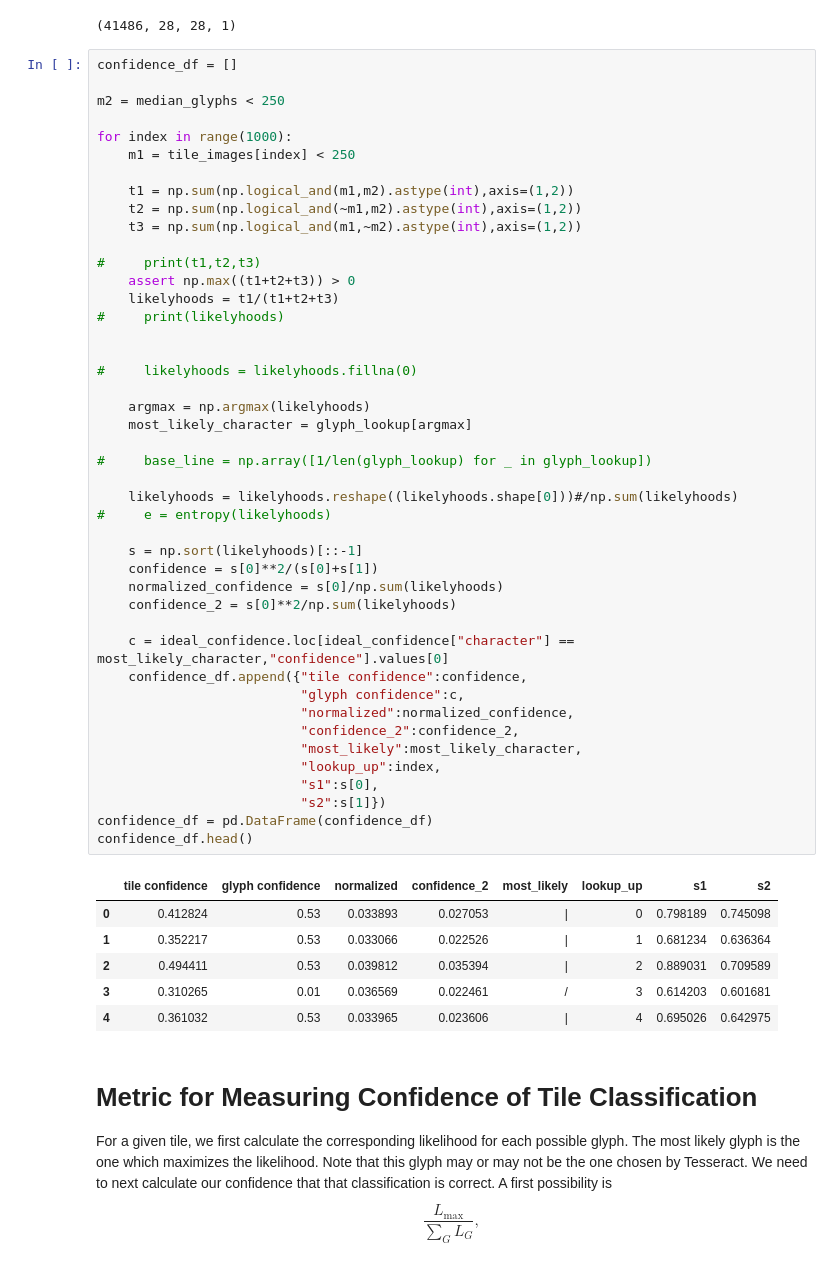
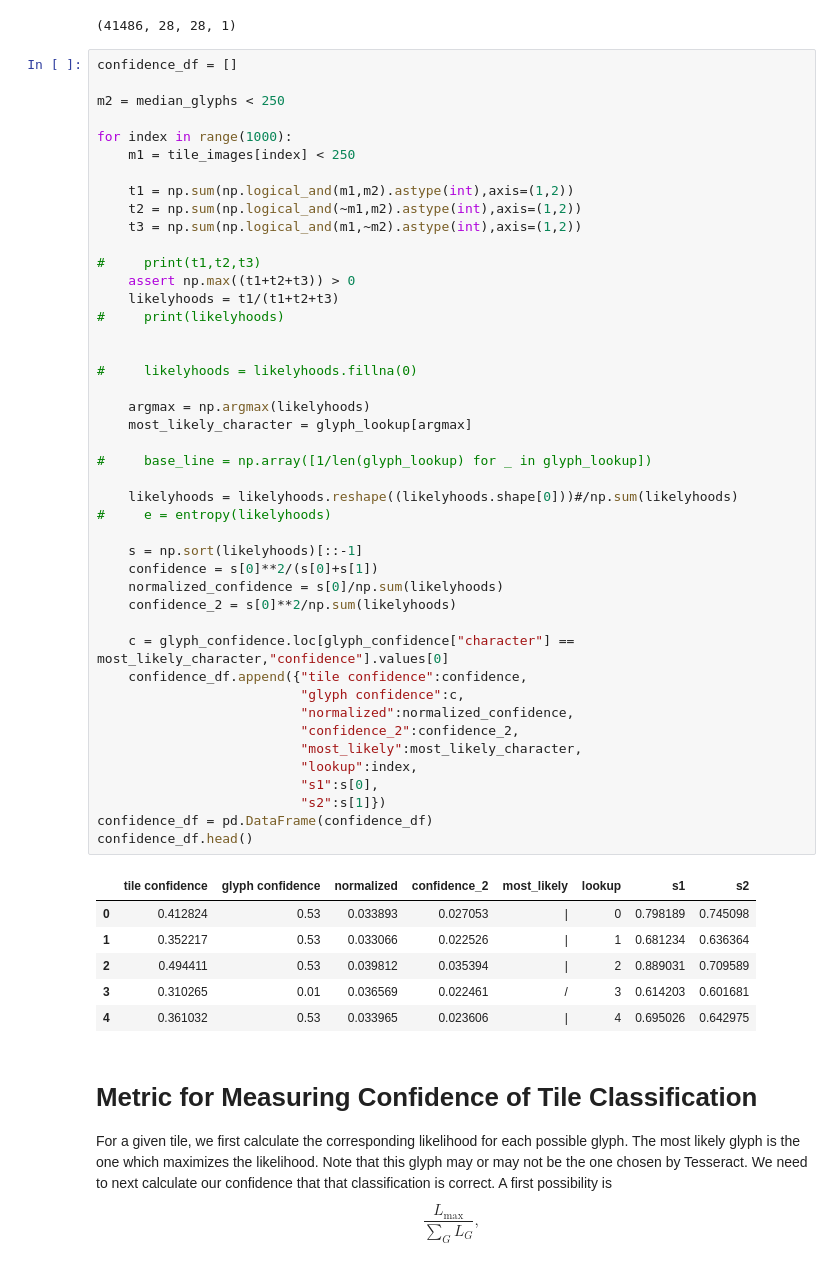
Before and after one commit to ggdhines/historical-transcriptions, a Jupyter notebook: notebooks/glyph estimation.ipynb, the cells around one changed output. Drawn from its saved outputs; the diff is of its cells as text.

Commit message:
useful code for comparing tiles against glyphs

```diff
--- a/notebooks/glyph estimation.ipynb
+++ b/notebooks/glyph estimation.ipynb
@@ -227,36 +227,36 @@ for index in range(1000):
     assert np.max((t1+t2+t3)) > 0
     likelyhoods = t1/(t1+t2+t3)
 #     print(likelyhoods)
 
 
 #     likelyhoods = likelyhoods.fillna(0)
 
     argmax = np.argmax(likelyhoods)
     most_likely_character = glyph_lookup[argmax]
 
 #     base_line = np.array([1/len(glyph_lookup) for _ in glyph_lookup])
 
     likelyhoods = likelyhoods.reshape((likelyhoods.shape[0]))#/np.sum(likelyhoods)
 #     e = entropy(likelyhoods)
 
     s = np.sort(likelyhoods)[::-1]
     confidence = s[0]**2/(s[0]+s[1])
     normalized_confidence = s[0]/np.sum(likelyhoods)
     confidence_2 = s[0]**2/np.sum(likelyhoods)
 
-    c = ideal_confidence.loc[ideal_confidence["character"] == most_likely_character,"confidence"].values[0]
+    c = glyph_confidence.loc[glyph_confidence["character"] == most_likely_character,"confidence"].values[0]
     confidence_df.append({"tile confidence":confidence,
                           "glyph confidence":c,
                           "normalized":normalized_confidence,
                           "confidence_2":confidence_2,
                           "most_likely":most_likely_character,
-                          "lookup_up":index,
+                          "lookup":index,
                           "s1":s[0],
                           "s2":s[1]})
 confidence_df = pd.DataFrame(confidence_df)
 confidence_df.head()
 # %% [output]
-|  | tile confidence | glyph confidence | normalized | confidence_2 | most_likely | lookup_up | s1 | s2 |
+|  | tile confidence | glyph confidence | normalized | confidence_2 | most_likely | lookup | s1 | s2 |
 | 0 | 0.412824 | 0.53 | 0.033893 | 0.027053 | | | 0 | 0.798189 | 0.745098 |
 | 1 | 0.352217 | 0.53 | 0.033066 | 0.022526 | | | 1 | 0.681234 | 0.636364 |
 | 2 | 0.494411 | 0.53 | 0.039812 | 0.035394 | | | 2 | 0.889031 | 0.709589 |
```
Also changed, not shown: parts of 7 cells of this notebook.
